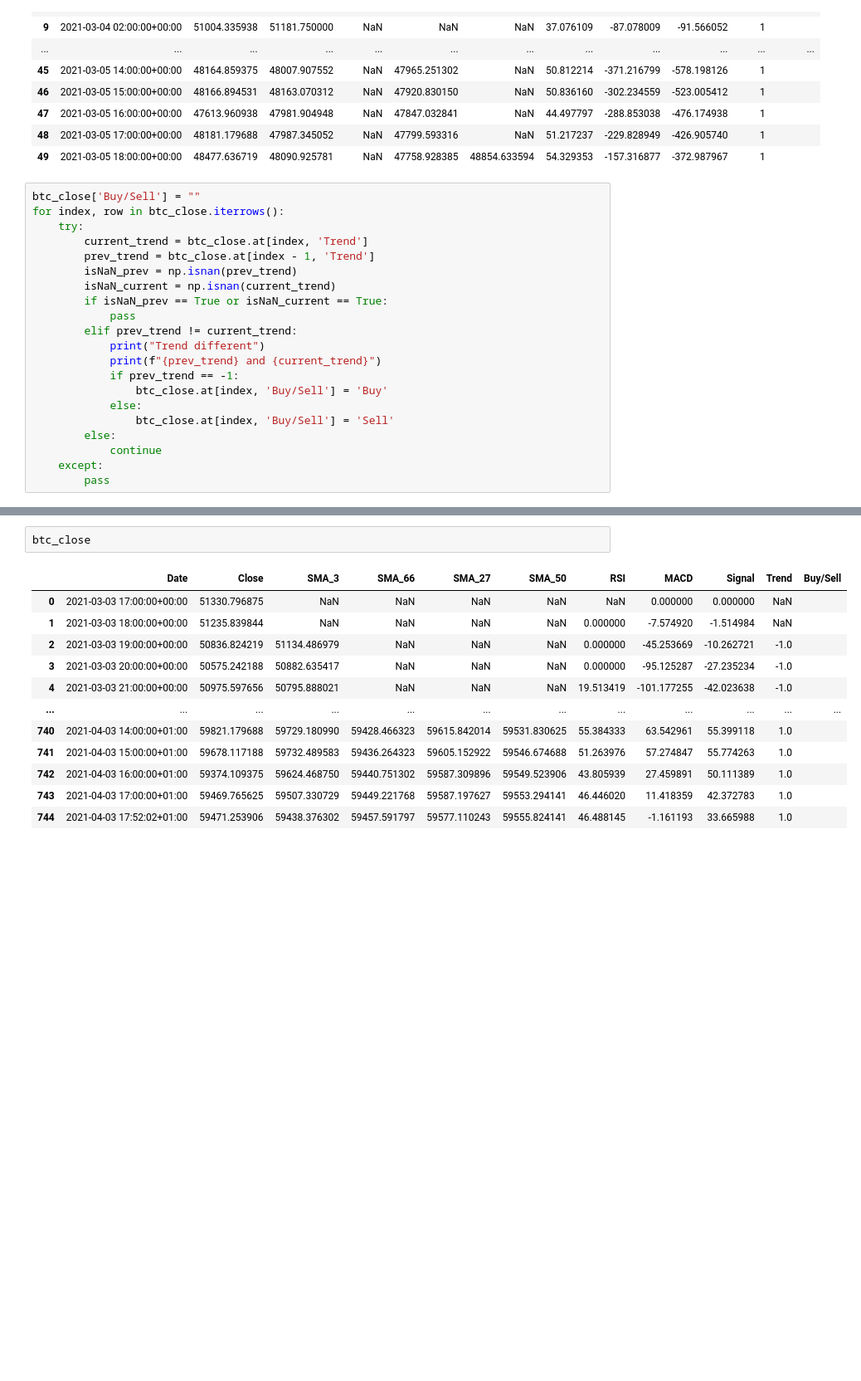
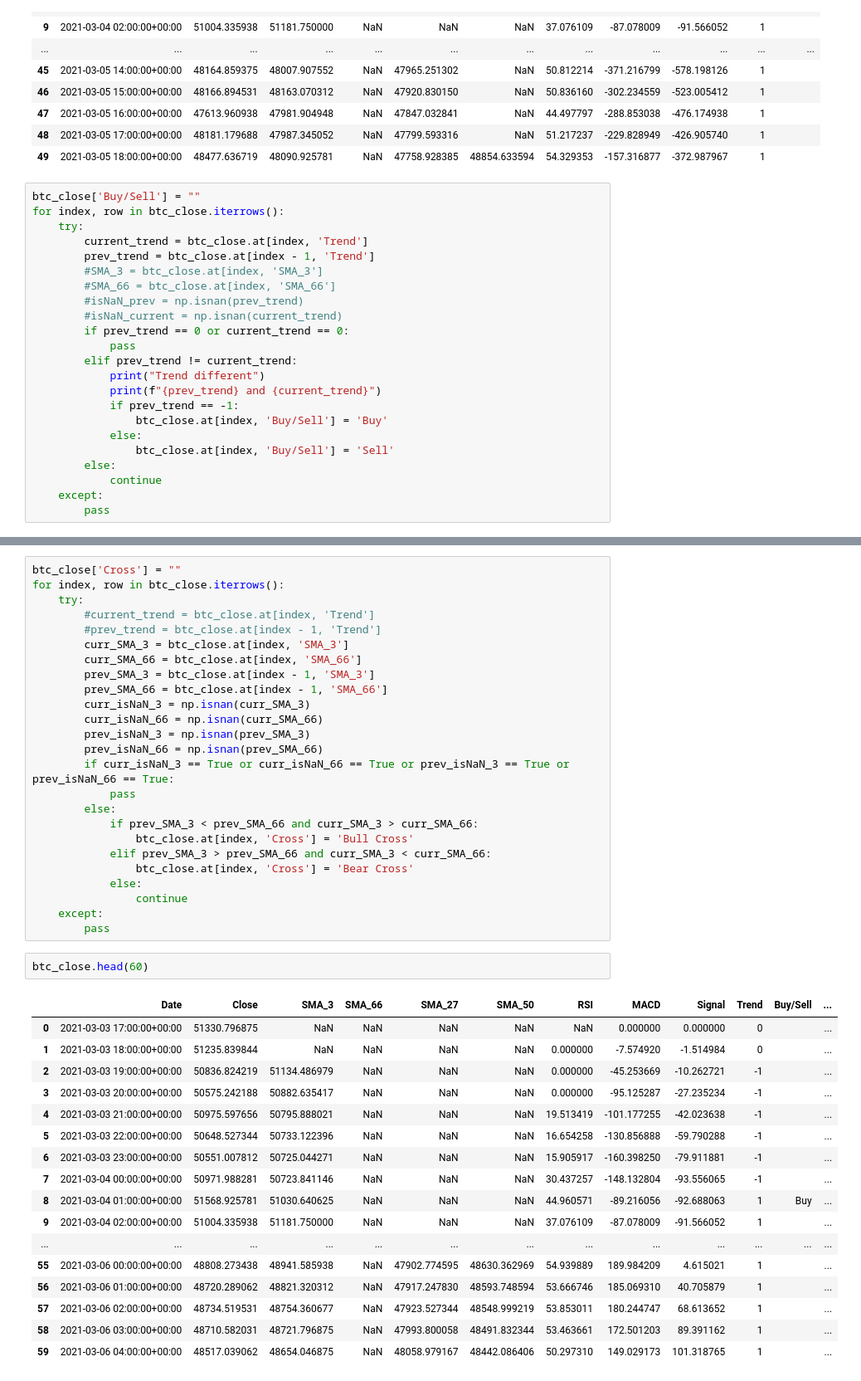
Before and after one commit to MadisonL19/crypto-mean-reversion, a Jupyter notebook: sma_ema_backtest.ipynb, the cells around one changed output, grey strips where cells are left out. Shown at 83% size. Drawn from its saved outputs; the diff is of its cells as text; blank space fills up the shorter version.

```diff
--- a/sma_ema_backtest.ipynb
+++ b/sma_ema_backtest.ipynb
@@ -595,9 +595,11 @@ for index, row in btc_close.iterrows():
     try:
         current_trend = btc_close.at[index, 'Trend']
         prev_trend = btc_close.at[index - 1, 'Trend']
-        isNaN_prev = np.isnan(prev_trend)
-        isNaN_current = np.isnan(current_trend)
-        if isNaN_prev == True or isNaN_current == True:
+        #SMA_3 = btc_close.at[index, 'SMA_3']
+        #SMA_66 = btc_close.at[index, 'SMA_66']
+        #isNaN_prev = np.isnan(prev_trend)
+        #isNaN_current = np.isnan(current_trend)
+        if prev_trend == 0 or current_trend == 0:
             pass
         elif prev_trend != current_trend:
             print("Trend different")
@@ -631,15 +633,45 @@ Trend different
+# %%
+btc_close['Cross'] = ""
+for index, row in btc_close.iterrows():
+    try:
+        #current_trend = btc_close.at[index, 'Trend']
+        #prev_trend = btc_close.at[index - 1, 'Trend']
+        curr_SMA_3 = btc_close.at[index, 'SMA_3']
+        curr_SMA_66 = btc_close.at[index, 'SMA_66']
+        prev_SMA_3 = btc_close.at[index - 1, 'SMA_3']
+        prev_SMA_66 = btc_close.at[index - 1, 'SMA_66']
+        curr_isNaN_3 = np.isnan(curr_SMA_3)
+        curr_isNaN_66 = np.isnan(curr_SMA_66)
+        prev_isNaN_3 = np.isnan(prev_SMA_3)
+        prev_isNaN_66 = np.isnan(prev_SMA_66)
+        if curr_isNaN_3 == True or curr_isNaN_66 == True or prev_isNaN_3 == True or prev_isNaN_66 == True:
+            pass
+        else:
+            if prev_SMA_3 < prev_SMA_66 and curr_SMA_3 > curr_SMA_66:
+                btc_close.at[index, 'Cross'] = 'Bull Cross'
+            elif prev_SMA_3 > prev_SMA_66 and curr_SMA_3 < curr_SMA_66:
+                btc_close.at[index, 'Cross'] = 'Bear Cross'
+            else:
+                continue
+    except:
+        pass
 # %%
-btc_close
+btc_close.head(60)
 # %% [output]
-|  | Date | Close | SMA_3 | SMA_66 | SMA_27 | SMA_50 | RSI | MACD | Signal | Trend | Buy/Sell |
-| 0 | 2021-03-03 17:00:00+00:00 | 51330.796875 | NaN | NaN | NaN | NaN | NaN | 0.000000 | 0.000000 | NaN |  |
-| 1 | 2021-03-03 18:00:00+00:00 | 51235.839844 | NaN | NaN | NaN | NaN | 0.000000 | -7.574920 | -1.514984 | NaN |  |
-| 2 | 2021-03-03 19:00:00+00:00 | 50836.824219 | 51134.486979 | NaN | NaN | NaN | 0.000000 | -45.253669 | -10.262721 | -1.0 |  |
-| 3 | 2021-03-03 20:00:00+00:00 | 50575.242188 | 50882.635417 | NaN | NaN | NaN | 0.000000 | -95.125287 | -27.235234 | -1.0 |  |
-| 4 | 2021-03-03 21:00:00+00:00 | 50975.597656 | 50795.888021 | NaN | NaN | NaN | 19.513419 | -101.177255 | -42.023638 | -1.0 |  |
-| ... | ... | ... | ... | ... | ... | ... | ... | ... | ... | ... | ... |
-| 740 | 2021-04-03 14:00:00+01:00 | 59821.179688 | 59729.180990 | 59428.466323 | 59615.842014 | 59531.830625 | 55.384333 | 63.542961 | 55.399118 | 1.0 |  |
-| 741 | 2021-04-03 15:00:00+01:00 | 59678.117188 | 59732.489583 | 59436.264323 | 59605.152922 | 59546.674688 | 51.263976 | 57.274847 | 55.774263 | 1.0 |  |
-| 742 | 2021-04-03 16:00:00+01:00 | 59374.109375 | 59624.468750 | 59440.751302 | 59587.309896 | 59549.523906 | 43.805939 | 27.459891 | 50.111389 | 1.0 |  |
-| 743 | 2021-04-03 17:00:00+01:00 | 59469.765625 | 59507.330729 | 59449.221768 | 59587.197627 | 59553.294141 | 46.446020 | 11.418359 | 42.372783 | 1.0 |  |
-| 744 | 2021-04-03 17:52:02+01:00 | 59471.253906 | 59438.376302 | 59457.591797 | 59577.110243 | 59555.824141 | 46.488145 | -1.161193 | 33.665988 | 1.0 |  |
+|  | Date | Close | SMA_3 | SMA_66 | SMA_27 | SMA_50 | RSI | MACD | Signal | Trend | Buy/Sell | ... |
+| 0 | 2021-03-03 17:00:00+00:00 | 51330.796875 | NaN | NaN | NaN | NaN | NaN | 0.000000 | 0.000000 | 0 |  | ... |
+| 1 | 2021-03-03 18:00:00+00:00 | 51235.839844 | NaN | NaN | NaN | NaN | 0.000000 | -7.574920 | -1.514984 | 0 |  | ... |
+| 2 | 2021-03-03 19:00:00+00:00 | 50836.824219 | 51134.486979 | NaN | NaN | NaN | 0.000000 | -45.253669 | -10.262721 | -1 |  | ... |
+| 3 | 2021-03-03 20:00:00+00:00 | 50575.242188 | 50882.635417 | NaN | NaN | NaN | 0.000000 | -95.125287 | -27.235234 | -1 |  | ... |
+| 4 | 2021-03-03 21:00:00+00:00 | 50975.597656 | 50795.888021 | NaN | NaN | NaN | 19.513419 | -101.177255 | -42.023638 | -1 |  | ... |
+| 5 | 2021-03-03 22:00:00+00:00 | 50648.527344 | 50733.122396 | NaN | NaN | NaN | 16.654258 | -130.856888 | -59.790288 | -1 |  | ... |
+| 6 | 2021-03-03 23:00:00+00:00 | 50551.007812 | 50725.044271 | NaN | NaN | NaN | 15.905917 | -160.398250 | -79.911881 | -1 |  | ... |
+| 7 | 2021-03-04 00:00:00+00:00 | 50971.988281 | 50723.841146 | NaN | NaN | NaN | 30.437257 | -148.132804 | -93.556065 | -1 |  | ... |
+| 8 | 2021-03-04 01:00:00+00:00 | 51568.925781 | 51030.640625 | NaN | NaN | NaN | 44.960571 | -89.216056 | -92.688063 | 1 | Buy | ... |
+| 9 | 2021-03-04 02:00:00+00:00 | 51004.335938 | 51181.750000 | NaN | NaN | NaN | 37.076109 | -87.078009 | -91.566052 | 1 |  | ... |
+| ... | ... | ... | ... | ... | ... | ... | ... | ... | ... | ... | ... | ... |
+| 55 | 2021-03-06 00:00:00+00:00 | 48808.273438 | 48941.585938 | NaN | 47902.774595 | 48630.362969 | 54.939889 | 189.984209 | 4.615021 | 1 |  | ... |
+| 56 | 2021-03-06 01:00:00+00:00 | 48720.289062 | 48821.320312 | NaN | 47917.247830 | 48593.748594 | 53.666746 | 185.069310 | 40.705879 | 1 |  | ... |
+| 57 | 2021-03-06 02:00:00+00:00 | 48734.519531 | 48754.360677 | NaN | 47923.527344 | 48548.999219 | 53.853011 | 180.244747 | 68.613652 | 1 |  | ... |
+| 58 | 2021-03-06 03:00:00+00:00 | 48710.582031 | 48721.796875 | NaN | 47993.800058 | 48491.832344 | 53.463661 | 172.501203 | 89.391162 | 1 |  | ... |
+| 59 | 2021-03-06 04:00:00+00:00 | 48517.039062 | 48654.046875 | NaN | 48058.979167 | 48442.086406 | 50.297310 | 149.029173 | 101.318765 | 1 |  | ... |
```
Also changed, not shown: parts of 9 cells of this notebook.
